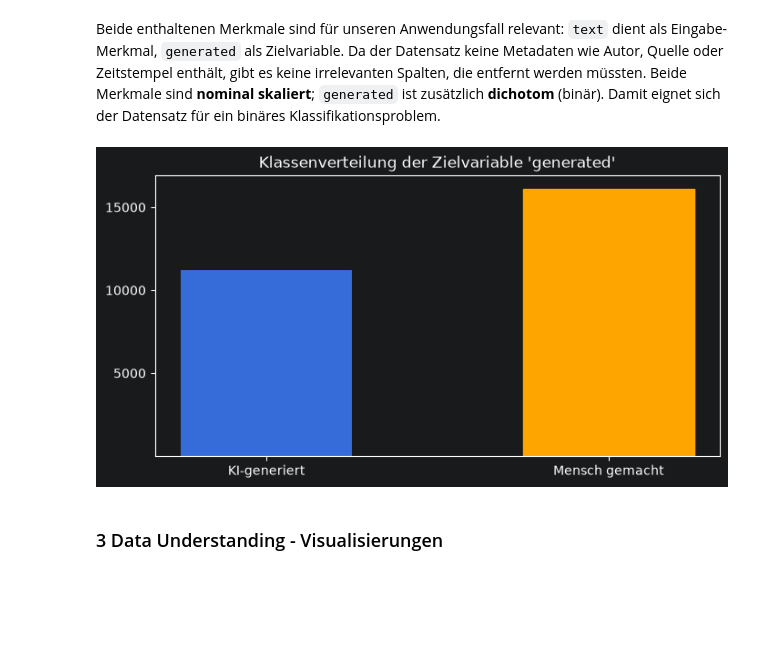
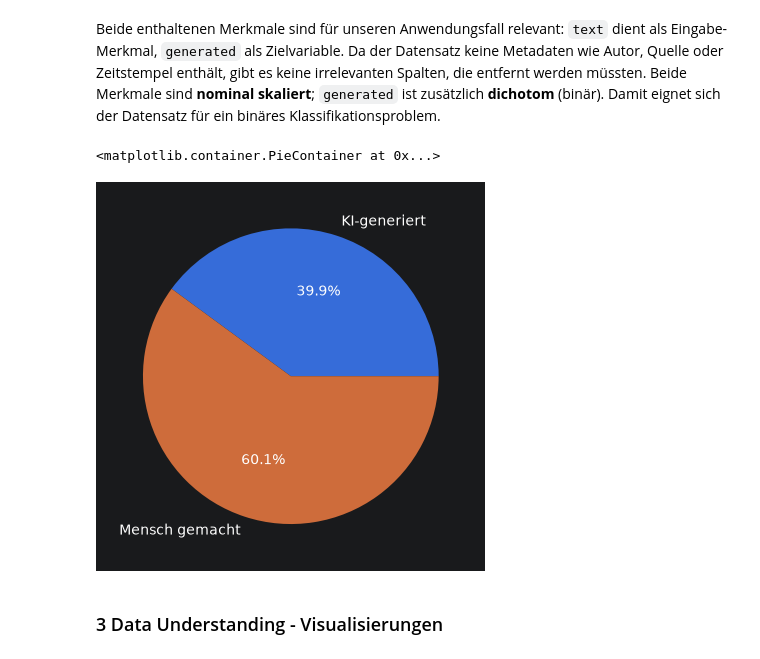
Before and after one commit to TheAmarok/Neue-Konzepte-Gruppe-9, a Jupyter notebook: Notebook_Abgabeversion_kommentiert.ipynb, the cells around one changed output. Cells and saved outputs as stored; diff of their text form; code cells hidden in the pictures; blank space fills up the shorter version.

```diff
--- a/Notebook_Abgabeversion_kommentiert.ipynb
+++ b/Notebook_Abgabeversion_kommentiert.ipynb
@@ -610,31 +615,23 @@ merkmale
 # %% [markdown]
 Beide enthaltenen Merkmale sind für unseren Anwendungsfall relevant: `text` dient als Eingabe-Merkmal, `generated` als Zielvariable. Da der Datensatz keine Metadaten wie Autor, Quelle oder Zeitstempel enthält, gibt es keine irrelevanten Spalten, die entfernt werden müssten. Beide Merkmale sind **nominal skaliert**; `generated` ist zusätzlich **dichotom** (binär). Damit eignet sich der Datensatz für ein binäres Klassifikationsproblem.
 # %%
-# Achsenbeschriftungen für die beiden Klassen festlegen
+# Beschriftungen der beiden Klassen für das Kreisdiagramm
 labels = ["KI-generiert", "Mensch gemacht"]
-# Häufigkeiten der Klassen 1 (KI) und 0 (Mensch) als Balkenhöhen
-data = [df["generated"].value_counts()[1], df["generated"].value_counts()[0]]
 
-# Breite der Balken festlegen
-bar_width = 0.5
-# Manuelle Definition der Balken und Label Platzierung
-# Pandas kommt mit build-in Matplotlib Plots, diese sind nutzerfreundlicher
-# Positionen der Balken auf der x-Achse berechnen (mit Abstand)
-xlocations = np.array(range(len(data))) + bar_width # Platzierung der Balken und Definition des Abstands
-# Balken zeichnen
-barlist = plt.bar(xlocations, data, width=bar_width)
-# Zweiten Balken (Mensch) orange einfärben
-barlist[1].set_color('orange')
-plt.yticks([5000, 10000, 15000]) # Bereich der y-Achse
-plt.xticks(xlocations, labels) # Platziert die Beschriftung der Balken
-# Aussagekräftigen Titel setzen (zuvor irrtümlich ein Beispiel-Titel)
-plt.title("Klassenverteilung der Zielvariable 'generated'")
-plt.gca().get_xaxis().tick_bottom() # gca: get current axes
-# y-Achsen-Ticks links anzeigen
-plt.gca().get_yaxis().tick_left()
-plt.gcf().set_size_inches((8,4)) # Größe der Grafik
+# Anzahl der Texte pro Klasse ermitteln
+# Dabei steht 1 für KI-generierte Texte und 0 für menschlich verfasste Texte
+sizes = [df["generated"].value_counts()[1], df["generated"].value_counts()[0]]
+
+# Neue Abbildung und Achse für das Diagramm erstellen
+fig, ax = plt.subplots()
+
+# Kreisdiagramm zeichnen
+# labels: Beschriftungen der Segmente
+# autopct: Prozentanteil jedes Segments mit einer Nachkommastelle anzeigen
+ax.pie(sizes, labels=labels, autopct='%1.1f%%')
 # %% [output]
+<matplotlib.container.PieContainer at 0x...>
-[figure, old version]
+[figure, new version]
 # %% [markdown]
 ### 3 Data Understanding - Visualisierungen
 # %% [markdown]
```
Also changed, not shown: parts of 24 cells of this notebook, 1 other file.
